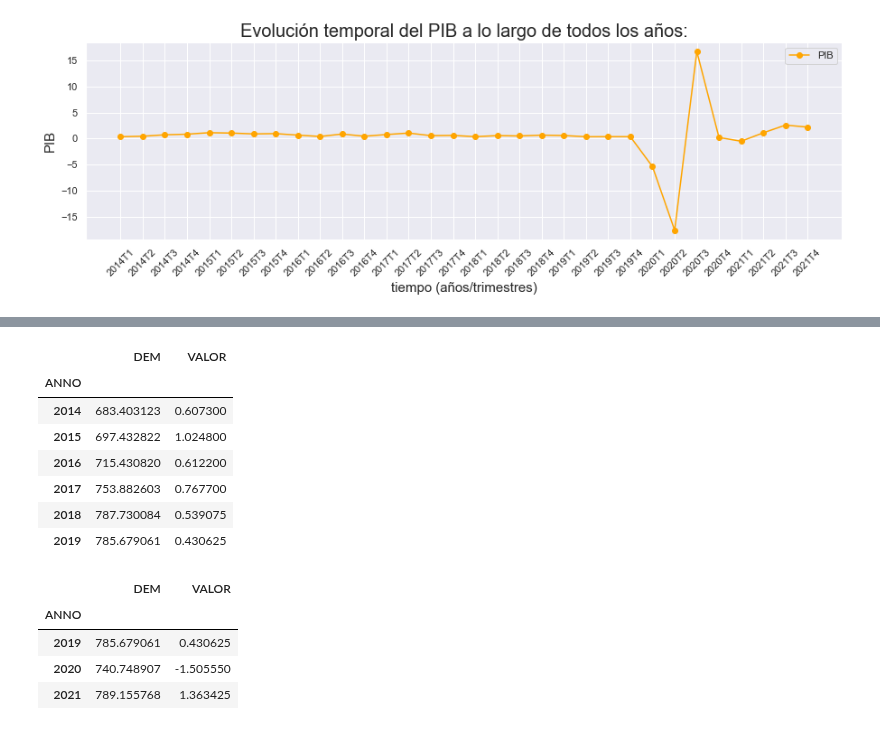
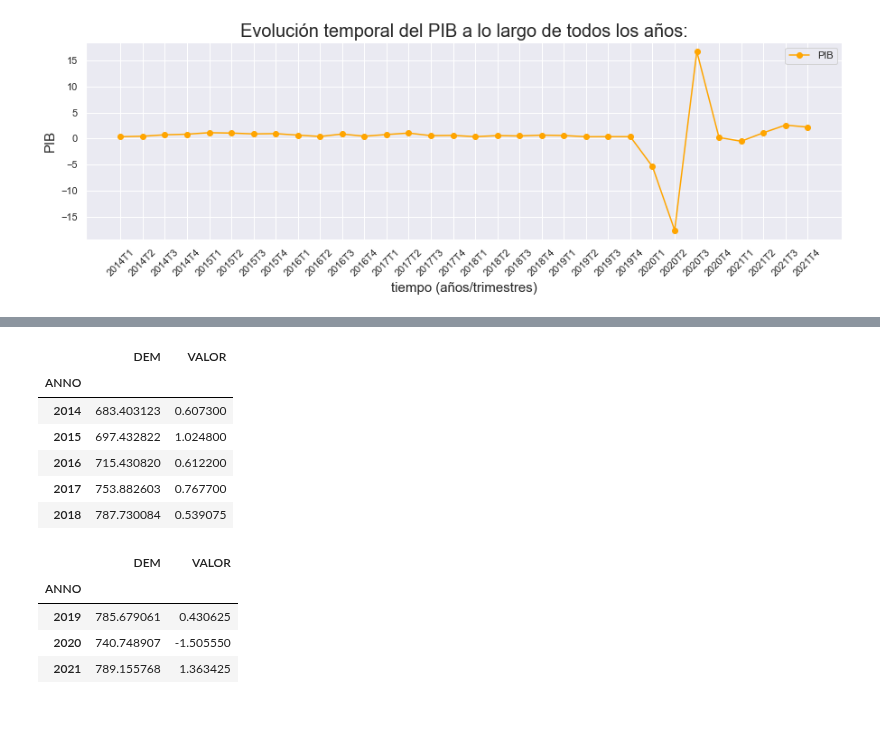
Before and after one commit to SeroviICAI/TRABAJO-1-ESTADISTICA-DESCRIPTIVA, a Jupyter notebook: notebooks/demanda_PIB.ipynb, the cells around one changed output, grey strips where cells are left out. Cells and saved outputs as stored; diff of their text form; code cells hidden in the pictures.

```diff
--- a/notebooks/demanda_PIB.ipynb
+++ b/notebooks/demanda_PIB.ipynb
@@ -86,16 +86,15 @@ Tokenization took: 2.00 ms
 Type conversion took: 2.00 ms
 Parser memory cleanup took: 0.00 ms
 # %%
-dataframe_temp[:6]
+dataframe_temp[:5]
 # %% [output]
 |  | DEM | VALOR |
 | ANNO |  |  |
 | 2014 | 683.403123 | 0.607300 |
 | 2015 | 697.432822 | 1.024800 |
 | 2016 | 715.430820 | 0.612200 |
 | 2017 | 753.882603 | 0.767700 |
 | 2018 | 787.730084 | 0.539075 |
-| 2019 | 785.679061 | 0.430625 |
 # %%
 dataframe_temp[5:]
 # %% [output]
```
Also changed, not shown: parts of 3 cells of this notebook, 1 other file.
